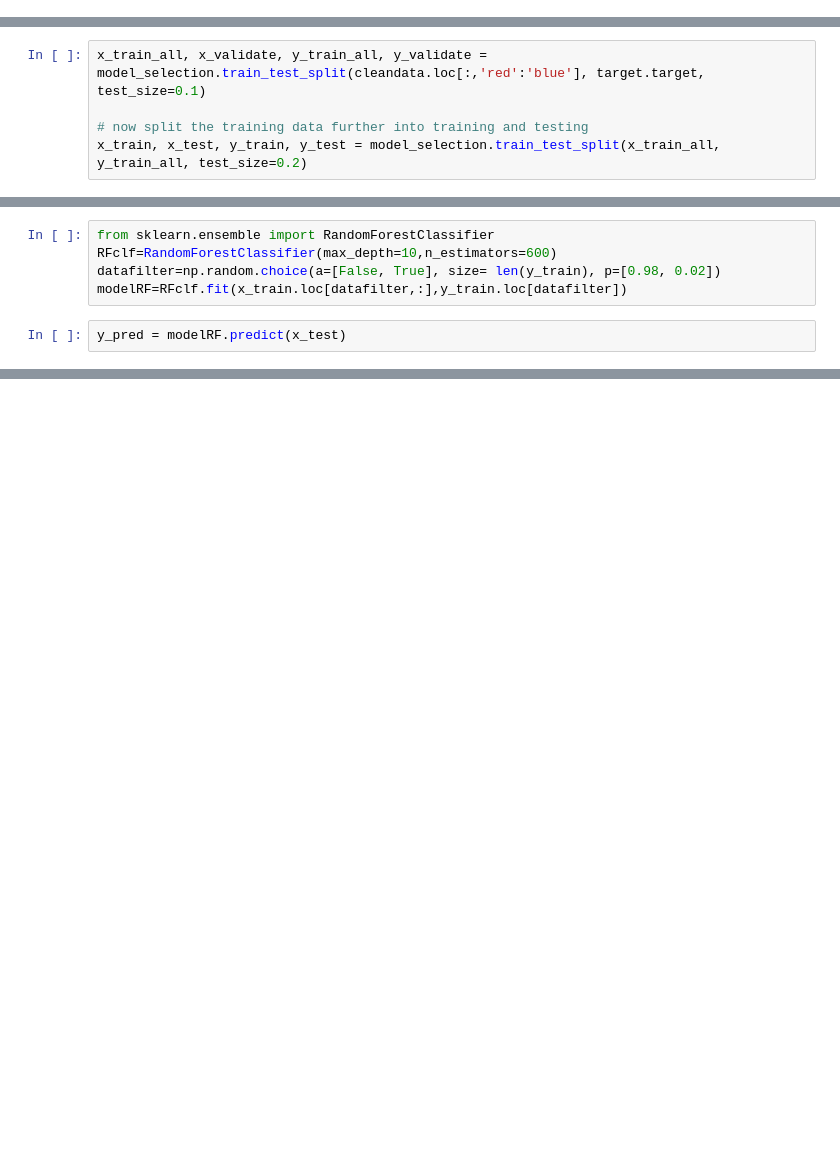
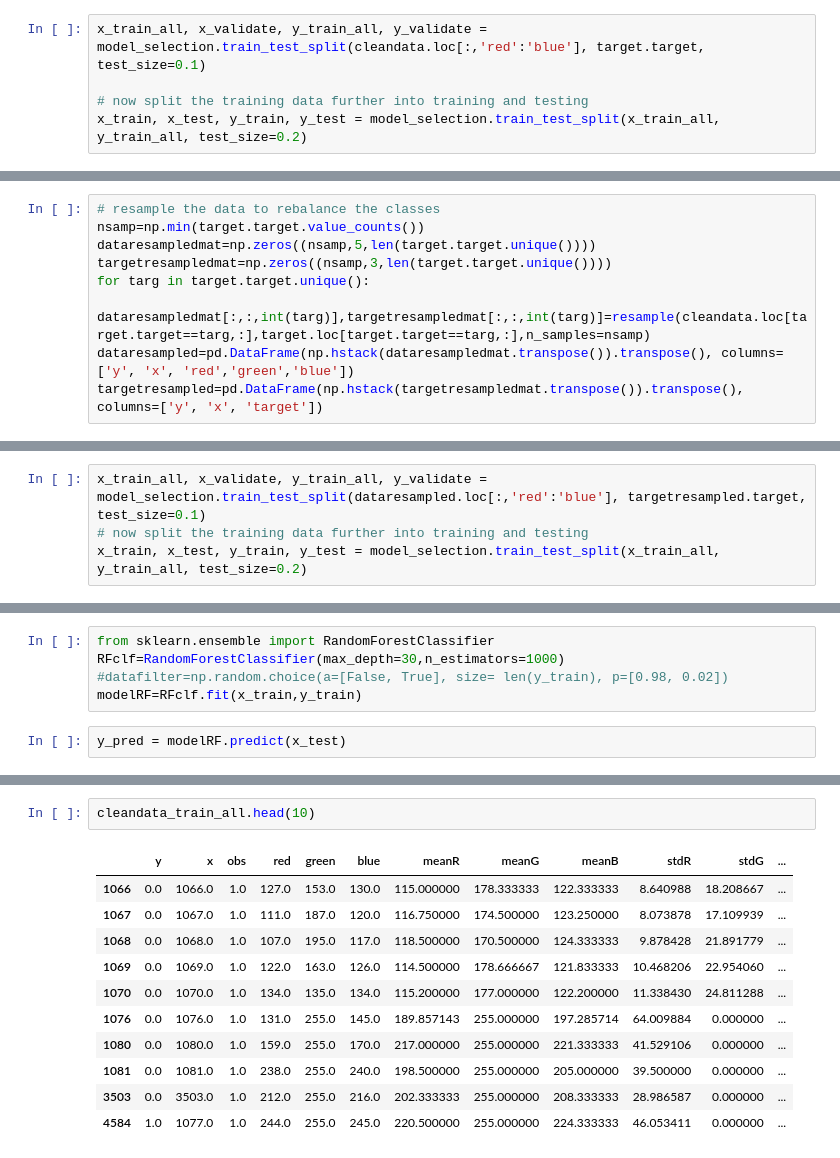
Before and after one commit to Eric-Sawyer/sea_ice_ML, a Jupyter notebook: sea_ice_analysis.ipynb, the cells around one changed output, grey strips where cells are left out. Drawn from its saved outputs; the diff is of its cells as text; blank space fills up the shorter version.

```diff
--- a/sea_ice_analysis.ipynb
+++ b/sea_ice_analysis.ipynb
@@ -86,0 +95,5 @@ target.loc[target.target==3]=2
+# %%
+x_train_all, x_validate, y_train_all, y_validate = model_selection.train_test_split(cleandata.loc[:,'red':'blue'], target.target, test_size=0.1)
+
+# now split the training data further into training and testing
+x_train, x_test, y_train, y_test = model_selection.train_test_split(x_train_all, y_train_all, test_size=0.2)
@@ -97 +129,10 @@ target.target.value_counts()
 Name: target, dtype: int64
+# %%
+# resample the data to rebalance the classes
+nsamp=np.min(target.target.value_counts())
+dataresampledmat=np.zeros((nsamp,5,len(target.target.unique())))
+targetresampledmat=np.zeros((nsamp,3,len(target.target.unique())))
+for targ in target.target.unique():
+    dataresampledmat[:,:,int(targ)],targetresampledmat[:,:,int(targ)]=resample(cleandata.loc[target.target==targ,:],target.loc[target.target==targ,:],n_samples=nsamp)
+dataresampled=pd.DataFrame(np.hstack(dataresampledmat.transpose()).transpose(), columns=['y', 'x', 'red','green','blue'])
+targetresampled=pd.DataFrame(np.hstack(targetresampledmat.transpose()).transpose(), columns=['y', 'x', 'target'])
@@ -98,6 +151,5 @@ Name: target, dtype: int64
 # %%
-x_train_all, x_validate, y_train_all, y_validate = model_selection.train_test_split(cleandata.loc[:,'red':'blue'], target.target, test_size=0.1)
-
+x_train_all, x_validate, y_train_all, y_validate = model_selection.train_test_split(dataresampled.loc[:,'red':'blue'], targetresampled.target, test_size=0.1)
 # now split the training data further into training and testing
 x_train, x_test, y_train, y_test = model_selection.train_test_split(x_train_all, y_train_all, test_size=0.2)
 # %%
@@ -122,8 +198,8 @@ Text(0.5, 36.72222222222221, 'predicted label')
 # %%
 from sklearn.ensemble import RandomForestClassifier
-RFclf=RandomForestClassifier(max_depth=10,n_estimators=600)
-datafilter=np.random.choice(a=[False, True], size= len(y_train), p=[0.98, 0.02])
-modelRF=RFclf.fit(x_train.loc[datafilter,:],y_train.loc[datafilter])
+RFclf=RandomForestClassifier(max_depth=30,n_estimators=1000)
+#datafilter=np.random.choice(a=[False, True], size= len(y_train), p=[0.98, 0.02])
+modelRF=RFclf.fit(x_train,y_train)
 # %%
 y_pred = modelRF.predict(x_test)
 # %%
@@ -142,0 +327,14 @@ Text(0.5, 36.72222222222221, 'predicted label')
+# %%
+cleandata_train_all.head(10)
+# %% [output]
+|  | y | x | obs | red | green | blue | meanR | meanG | meanB | stdR | stdG | ... |
+| 1066 | 0.0 | 1066.0 | 1.0 | 127.0 | 153.0 | 130.0 | 115.000000 | 178.333333 | 122.333333 | 8.640988 | 18.208667 | ... |
+| 1067 | 0.0 | 1067.0 | 1.0 | 111.0 | 187.0 | 120.0 | 116.750000 | 174.500000 | 123.250000 | 8.073878 | 17.109939 | ... |
+| 1068 | 0.0 | 1068.0 | 1.0 | 107.0 | 195.0 | 117.0 | 118.500000 | 170.500000 | 124.333333 | 9.878428 | 21.891779 | ... |
+| 1069 | 0.0 | 1069.0 | 1.0 | 122.0 | 163.0 | 126.0 | 114.500000 | 178.666667 | 121.833333 | 10.468206 | 22.954060 | ... |
+| 1070 | 0.0 | 1070.0 | 1.0 | 134.0 | 135.0 | 134.0 | 115.200000 | 177.000000 | 122.200000 | 11.338430 | 24.811288 | ... |
+| 1076 | 0.0 | 1076.0 | 1.0 | 131.0 | 255.0 | 145.0 | 189.857143 | 255.000000 | 197.285714 | 64.009884 | 0.000000 | ... |
+| 1080 | 0.0 | 1080.0 | 1.0 | 159.0 | 255.0 | 170.0 | 217.000000 | 255.000000 | 221.333333 | 41.529106 | 0.000000 | ... |
+| 1081 | 0.0 | 1081.0 | 1.0 | 238.0 | 255.0 | 240.0 | 198.500000 | 255.000000 | 205.000000 | 39.500000 | 0.000000 | ... |
+| 3503 | 0.0 | 3503.0 | 1.0 | 212.0 | 255.0 | 216.0 | 202.333333 | 255.000000 | 208.333333 | 28.986587 | 0.000000 | ... |
+| 4584 | 1.0 | 1077.0 | 1.0 | 244.0 | 255.0 | 245.0 | 220.500000 | 255.000000 | 224.333333 | 46.053411 | 0.000000 | ... |
```
Also changed, not shown: parts of 98 cells of this notebook.
